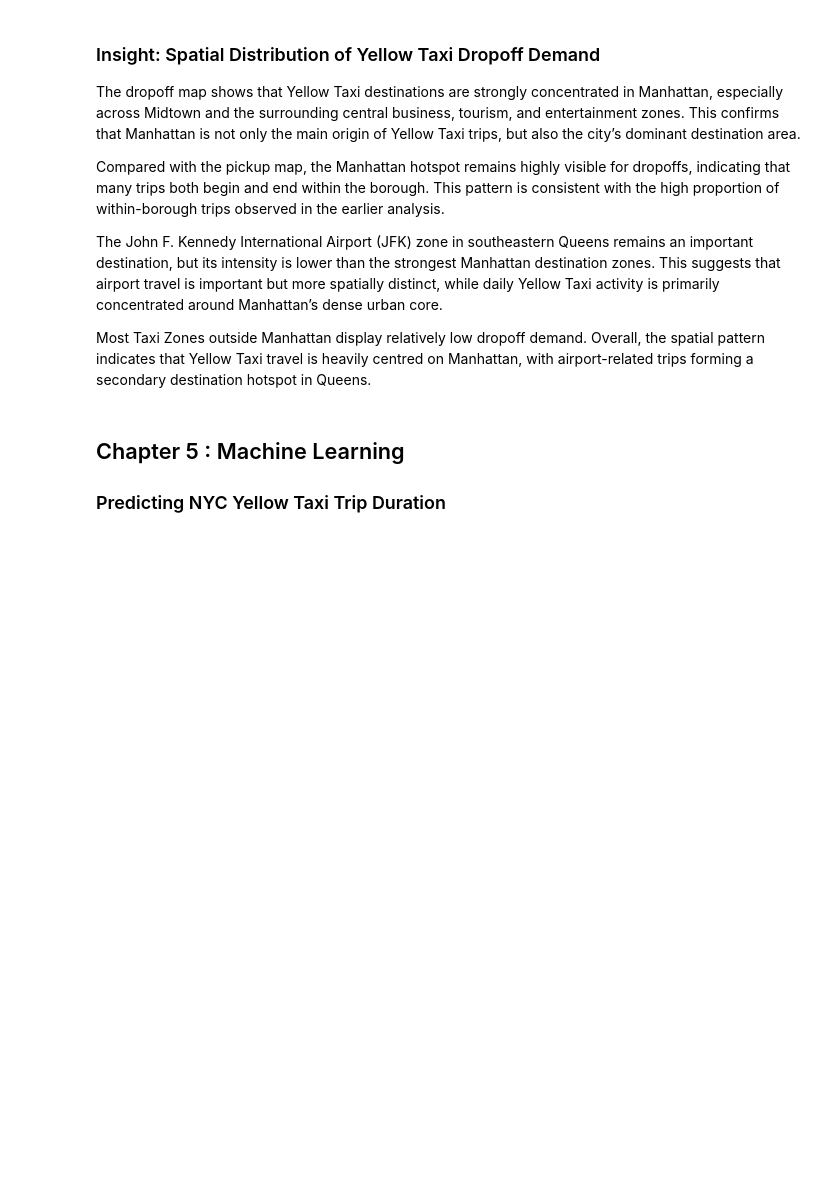
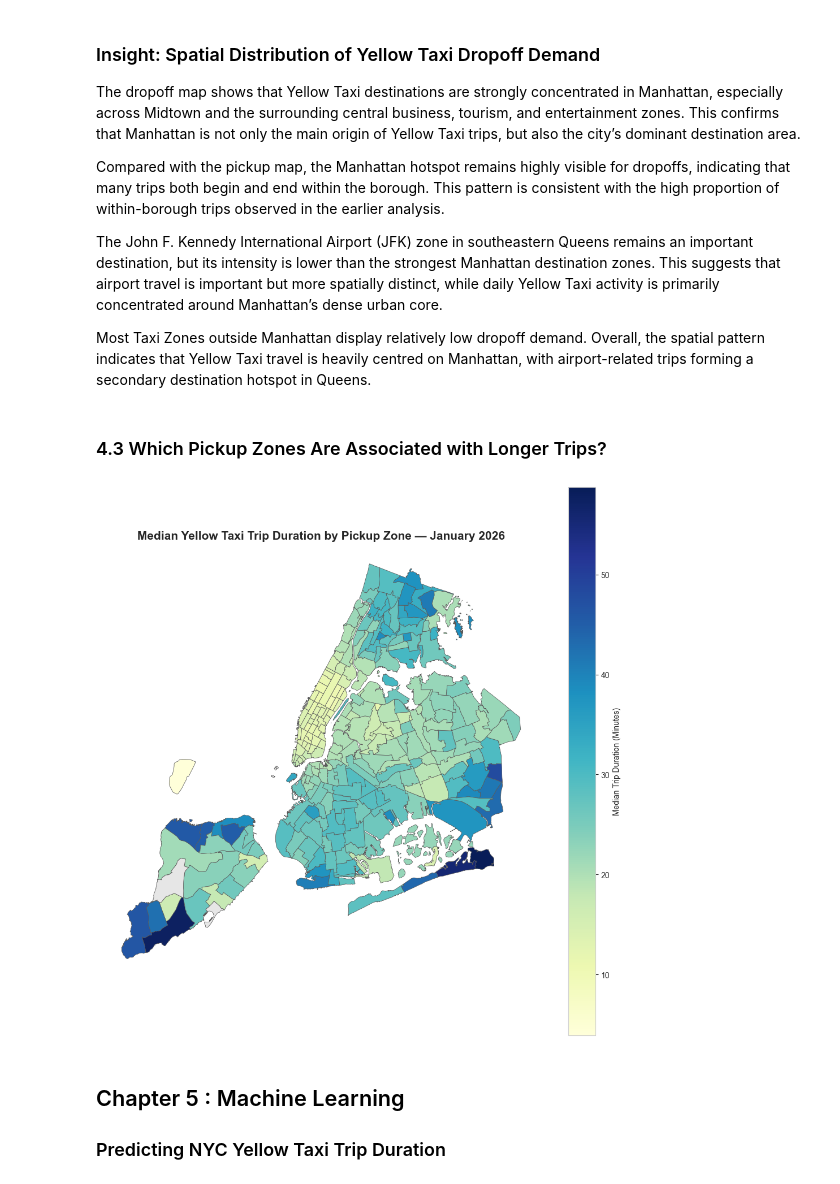
Before and after one commit to fathirrizkifadillah/NYC-Yellow-Taxi-Trip-Analysis, a Jupyter notebook: main.ipynb, the cells around one changed output. Saved outputs shown, nothing was run; the diff lists cells and outputs as text; code cells hidden in the pictures; blank space fills up the shorter version.

Commit message:
4.3 Median Yellow Taxi Trip Duration by Pickup Zone

```diff
--- a/main.ipynb
+++ b/main.ipynb
@@ -1933,6 +1933,60 @@ Compared with the pickup map, the Manhattan hotspot remains highly visible for d
 The John F. Kennedy International Airport (JFK) zone in southeastern Queens remains an important destination, but its intensity is lower than the strongest Manhattan destination zones. This suggests that airport travel is important but more spatially distinct, while daily Yellow Taxi activity is primarily concentrated around Manhattan’s dense urban core.
 
 Most Taxi Zones outside Manhattan display relatively low dropoff demand. Overall, the spatial pattern indicates that Yellow Taxi travel is heavily centred on Manhattan, with airport-related trips forming a secondary destination hotspot in Queens.
+# %% [markdown]
+### 4.3 Which Pickup Zones Are Associated with Longer Trips?
+# %%
+valid_duration_trips = df_eda[
+    df_eda["trip_duration_min"].between(1, 120)
+].copy()
+
+duration_by_pickup = (
+    valid_duration_trips
+    .groupby("PULocationID")["trip_duration_min"]
+    .median()
+    .reset_index(name="median_trip_duration_min")
+)
+
+duration_map = zones.merge(
+    duration_by_pickup,
+    left_on="LocationID",
+    right_on="PULocationID",
+    how="left"
+)
+# %%
+fig, ax = plt.subplots(figsize=(10, 10))
+
+duration_map.plot(
+    column="median_trip_duration_min",
+    cmap="YlGnBu",
+    linewidth=0.55,
+    edgecolor="#5A5A5A",
+    alpha=1,
+    legend=True,
+    missing_kwds={
+        "color": "#E6E6E6",
+        "edgecolor": "#5A5A5A",
+        "label": "No valid trips"
+    },
+    legend_kwds={"label": "Median Trip Duration (Minutes)"},
+    ax=ax
+)
+
+ax.set_title(
+    "Median Yellow Taxi Trip Duration by Pickup Zone — January 2026",
+    fontsize=15,
+    fontweight="bold"
+)
+
+filepath = os.path.join(geofolder, 'Median_Yellow_Taxi_Trip_Duration_by_Pickup_Zone.png')
+plt.savefig(filepath, dpi=300, bbox_inches='tight', facecolor='white')
+
+ax.axis("off")
+
+plt.tight_layout()
+plt.show()
+# %% [output]
+[figure, added]
 # %% [markdown]
 ## Chapter 5 : Machine Learning
 ### Predicting NYC Yellow Taxi Trip Duration
```
Also changed, not shown: 1 other file.
